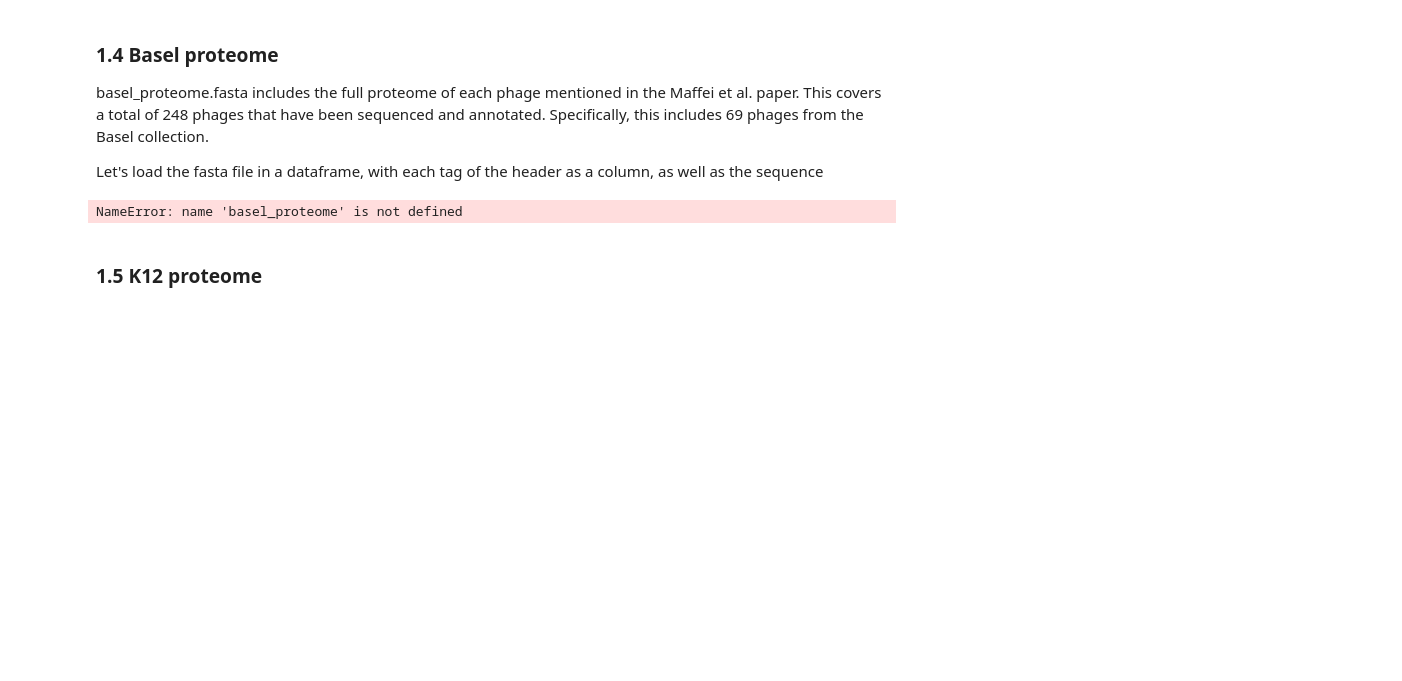
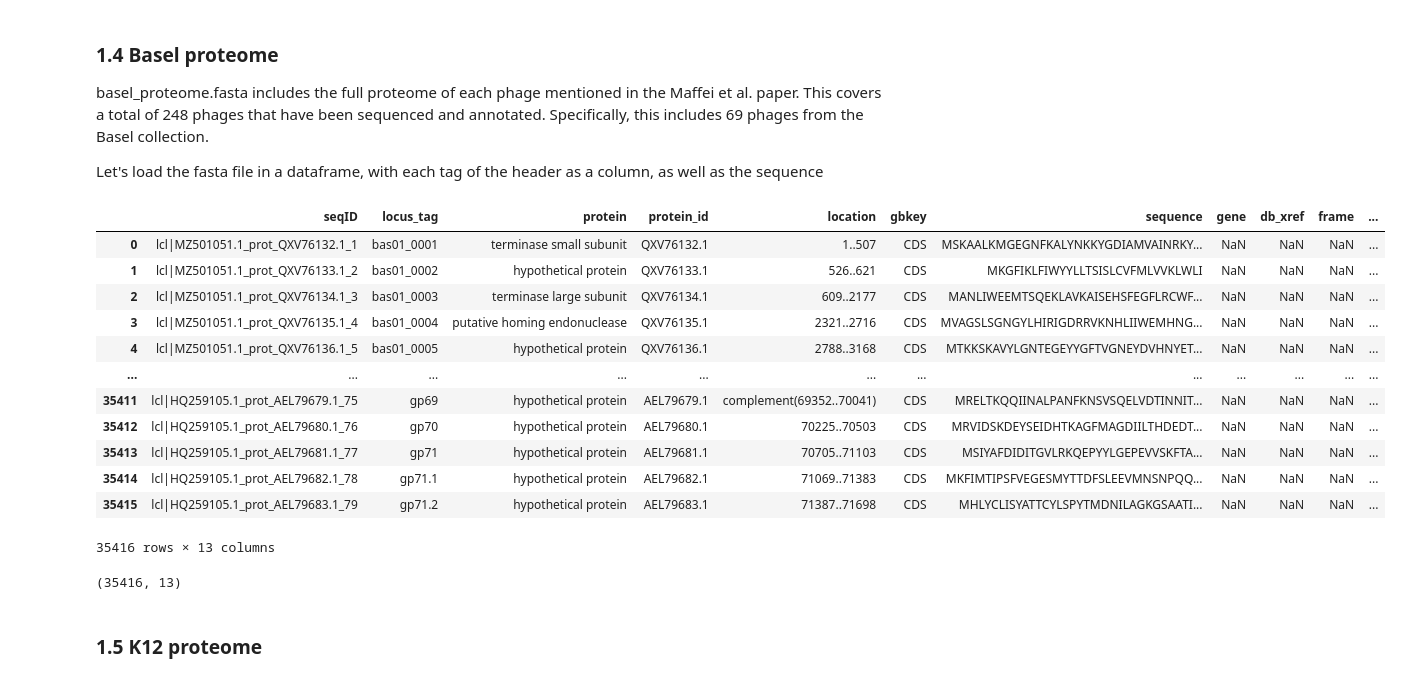
Before and after one commit to Drivahah/Predicting-phage-host-interaction-with-Language-Models, a Jupyter notebook: phage_host_protein_pair/notebooks/01_data_exploration_and_labelling.ipynb, the cells around one changed output. Drawn from its saved outputs; the diff is of its cells as text; code cells hidden in the pictures; blank space fills up the shorter version.

```diff
--- a/phage_host_protein_pair/notebooks/01_data_exploration_and_labelling.ipynb
+++ b/phage_host_protein_pair/notebooks/01_data_exploration_and_labelling.ipynb
@@ -197,12 +201,27 @@ basel_proteome.fasta includes the full proteome of each phage mentioned in the M
 
 Let's load the fasta file in a dataframe, with each tag of the header as a column, as well as the sequence
 # %%
-basel_proteome = fasta(os.path.join(RAW_PATH, 'basel_proteome.fasta'), 'phage')
-display(basel_proteome.df.head())
+# basel_proteome = fasta(os.path.join(RAW_PATH, 'basel_proteome.fasta'), 'phage')
+# basel_proteome.df['bas'] = basel_proteome.df['locus_tag'].str.split('_', expand=True)[0]
+# display(basel_proteome.df.loc[basel_proteome.df['protein'] == 'tail fiber', :])
+display(basel_proteome.df)
 basel_proteome.df.dtypes
 basel_proteome.df.shape
 # %% [output]
+|  | seqID | locus_tag | protein | protein_id | location | gbkey | sequence | gene | db_xref | frame | ... |
+| 0 | lcl|MZ501051.1_prot_QXV76132.1_1 | bas01_0001 | terminase small subunit | QXV76132.1 | 1..507 | CDS | MSKAALKMGEGNFKALYNKKYGDIAMVAINRKY... | NaN | NaN | NaN | ... |
+| 1 | lcl|MZ501051.1_prot_QXV76133.1_2 | bas01_0002 | hypothetical protein | QXV76133.1 | 526..621 | CDS | MKGFIKLFIWYYLLTSISLCVFMLVVKLWLI | NaN | NaN | NaN | ... |
+| 2 | lcl|MZ501051.1_prot_QXV76134.1_3 | bas01_0003 | terminase large subunit | QXV76134.1 | 609..2177 | CDS | MANLIWEEMTSQEKLAVKAISEHSFEGFLRCWF... | NaN | NaN | NaN | ... |
+| 3 | lcl|MZ501051.1_prot_QXV76135.1_4 | bas01_0004 | putative homing endonuclease | QXV76135.1 | 2321..2716 | CDS | MVAGSLSGNGYLHIRIGDRRVKNHLIIWEMHNG... | NaN | NaN | NaN | ... |
+| 4 | lcl|MZ501051.1_prot_QXV76136.1_5 | bas01_0005 | hypothetical protein | QXV76136.1 | 2788..3168 | CDS | MTKKSKAVYLGNTEGEYYGFTVGNEYDVHNYET... | NaN | NaN | NaN | ... |
+| ... | ... | ... | ... | ... | ... | ... | ... | ... | ... | ... | ... |
+| 35411 | lcl|HQ259105.1_prot_AEL79679.1_75 | gp69 | hypothetical protein | AEL79679.1 | complement(69352..70041) | CDS | MRELTKQQIINALPANFKNSVSQELVDTINNIT... | NaN | NaN | NaN | ... |
+| 35412 | lcl|HQ259105.1_prot_AEL79680.1_76 | gp70 | hypothetical protein | AEL79680.1 | 70225..70503 | CDS | MRVIDSKDEYSEIDHTKAGFMAGDIILTHDEDT... | NaN | NaN | NaN | ... |
+| 35413 | lcl|HQ259105.1_prot_AEL79681.1_77 | gp71 | hypothetical protein | AEL79681.1 | 70705..71103 | CDS | MSIYAFDIDITGVLRKQEPYYLGEPEVVSKFTA... | NaN | NaN | NaN | ... |
+| 35414 | lcl|HQ259105.1_prot_AEL79682.1_78 | gp71.1 | hypothetical protein | AEL79682.1 | 71069..71383 | CDS | MKFIMTIPSFVEGESMYTTDFSLEEVMNSNPQQ... | NaN | NaN | NaN | ... |
+| 35415 | lcl|HQ259105.1_prot_AEL79683.1_79 | gp71.2 | hypothetical protein | AEL79683.1 | 71387..71698 | CDS | MHLYCLISYATTCYLSPYTMDNILAGKGSAATI... | NaN | NaN | NaN | ... |
-NameError: name 'basel_proteome' is not defined
+35416 rows × 13 columns
+(35416, 13)
 # %% [markdown]
 ### 1.5 K12 proteome
 # %%
```
Also changed, not shown: parts of 10 cells of this notebook.
